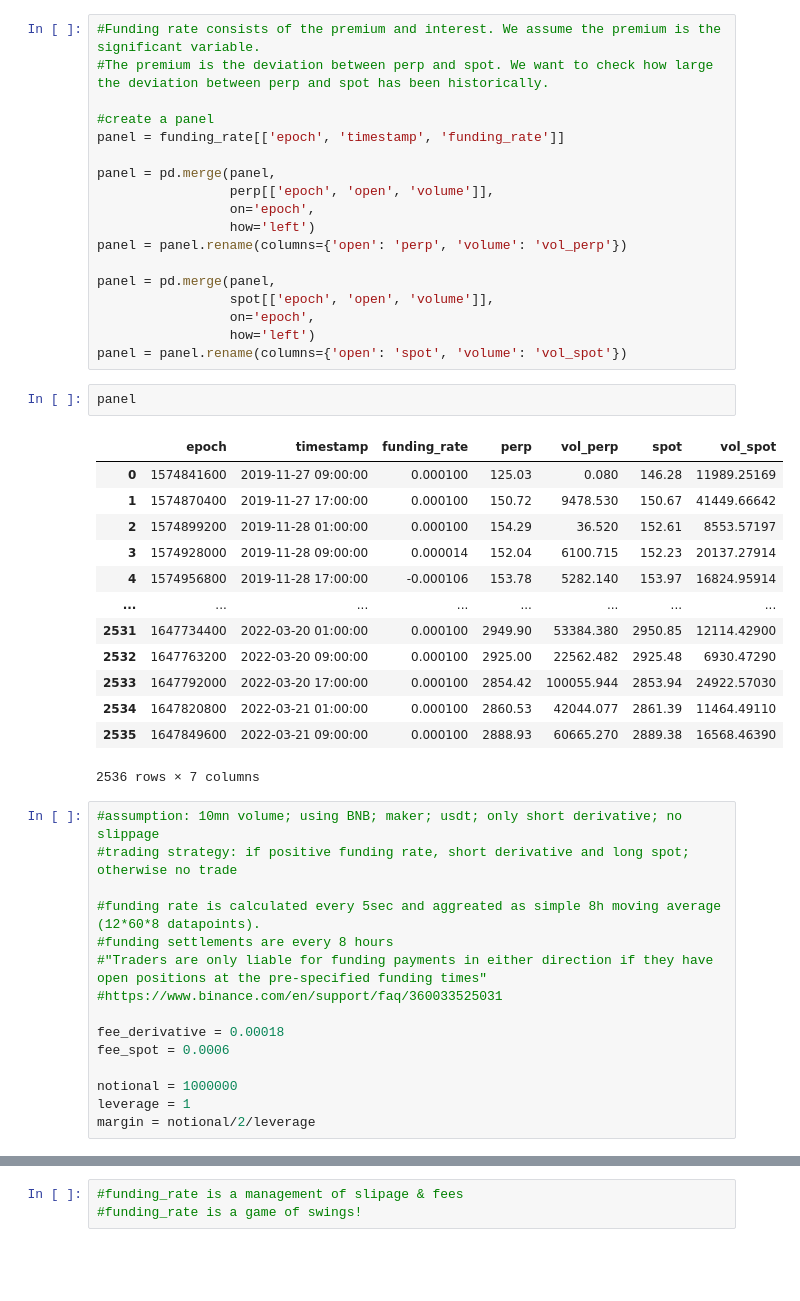
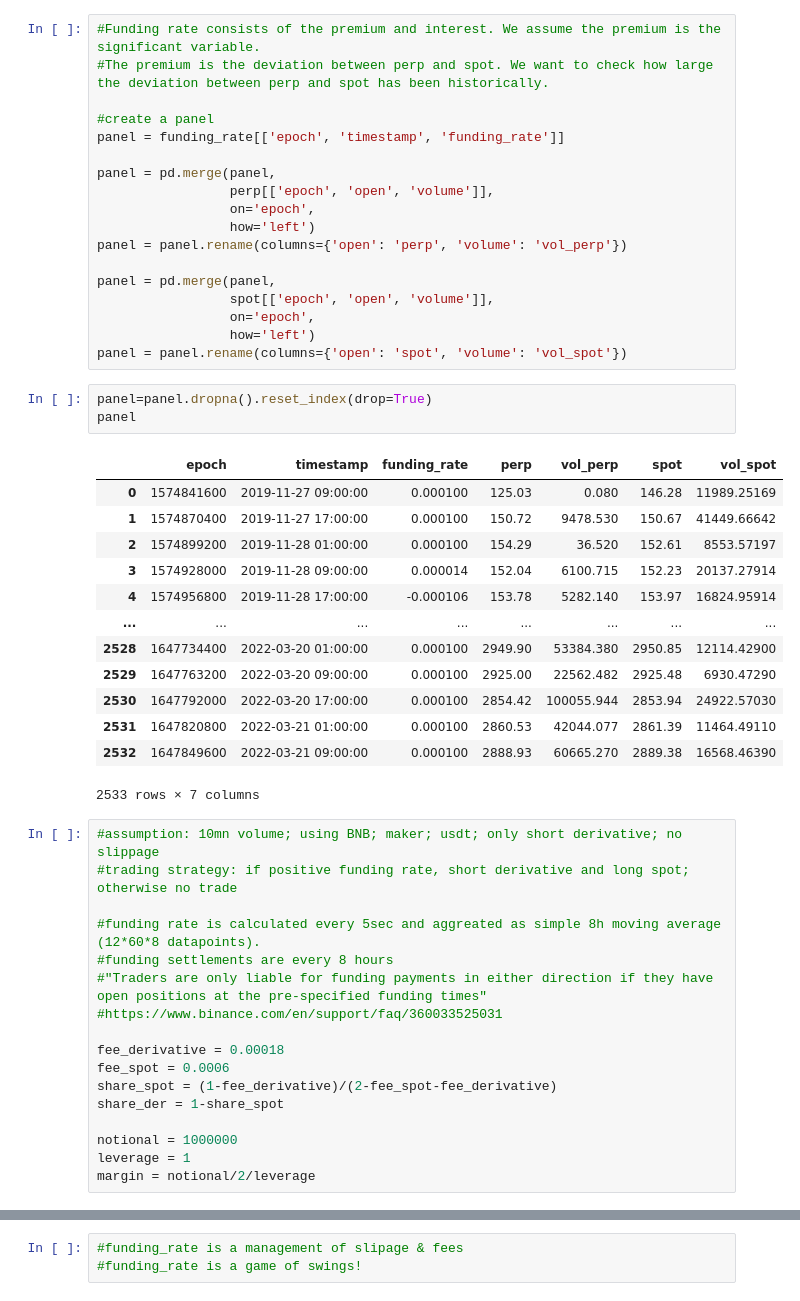
Before and after one commit to vivowa/perpetuals, a Jupyter notebook: perpetual.ipynb, the cells around one changed output, grey strips where cells are left out. Cells and saved outputs as stored; diff of their text form; blank space fills up the shorter version.

```diff
--- a/perpetual.ipynb
+++ b/perpetual.ipynb
@@ -232,22 +259,23 @@ panel = pd.merge(panel,
                  on='epoch',
                  how='left')
 panel = panel.rename(columns={'open': 'spot', 'volume': 'vol_spot'})
-# %%
-panel
-# %% [output]
-|  | epoch | timestamp | funding_rate | perp | vol_perp | spot | vol_spot |
-| 0 | 1574841600 | 2019-11-27 09:00:00 | 0.000100 | 125.03 | 0.080 | 146.28 | 11989.25169 |
-| 1 | 1574870400 | 2019-11-27 17:00:00 | 0.000100 | 150.72 | 9478.530 | 150.67 | 41449.66642 |
-| 2 | 1574899200 | 2019-11-28 01:00:00 | 0.000100 | 154.29 | 36.520 | 152.61 | 8553.57197 |
-| 3 | 1574928000 | 2019-11-28 09:00:00 | 0.000014 | 152.04 | 6100.715 | 152.23 | 20137.27914 |
-| 4 | 1574956800 | 2019-11-28 17:00:00 | -0.000106 | 153.78 | 5282.140 | 153.97 | 16824.95914 |
-| ... | ... | ... | ... | ... | ... | ... | ... |
-| 2531 | 1647734400 | 2022-03-20 01:00:00 | 0.000100 | 2949.90 | 53384.380 | 2950.85 | 12114.42900 |
-| 2532 | 1647763200 | 2022-03-20 09:00:00 | 0.000100 | 2925.00 | 22562.482 | 2925.48 | 6930.47290 |
-| 2533 | 1647792000 | 2022-03-20 17:00:00 | 0.000100 | 2854.42 | 100055.944 | 2853.94 | 24922.57030 |
-| 2534 | 1647820800 | 2022-03-21 01:00:00 | 0.000100 | 2860.53 | 42044.077 | 2861.39 | 11464.49110 |
-| 2535 | 1647849600 | 2022-03-21 09:00:00 | 0.000100 | 2888.93 | 60665.270 | 2889.38 | 16568.46390 |
-2536 rows × 7 columns
+# %%
+panel=panel.dropna().reset_index(drop=True)
+panel
+# %% [output]
+|  | epoch | timestamp | funding_rate | perp | vol_perp | spot | vol_spot |
+| 0 | 1574841600 | 2019-11-27 09:00:00 | 0.000100 | 125.03 | 0.080 | 146.28 | 11989.25169 |
+| 1 | 1574870400 | 2019-11-27 17:00:00 | 0.000100 | 150.72 | 9478.530 | 150.67 | 41449.66642 |
+| 2 | 1574899200 | 2019-11-28 01:00:00 | 0.000100 | 154.29 | 36.520 | 152.61 | 8553.57197 |
+| 3 | 1574928000 | 2019-11-28 09:00:00 | 0.000014 | 152.04 | 6100.715 | 152.23 | 20137.27914 |
+| 4 | 1574956800 | 2019-11-28 17:00:00 | -0.000106 | 153.78 | 5282.140 | 153.97 | 16824.95914 |
+| ... | ... | ... | ... | ... | ... | ... | ... |
+| 2528 | 1647734400 | 2022-03-20 01:00:00 | 0.000100 | 2949.90 | 53384.380 | 2950.85 | 12114.42900 |
+| 2529 | 1647763200 | 2022-03-20 09:00:00 | 0.000100 | 2925.00 | 22562.482 | 2925.48 | 6930.47290 |
+| 2530 | 1647792000 | 2022-03-20 17:00:00 | 0.000100 | 2854.42 | 100055.944 | 2853.94 | 24922.57030 |
+| 2531 | 1647820800 | 2022-03-21 01:00:00 | 0.000100 | 2860.53 | 42044.077 | 2861.39 | 11464.49110 |
+| 2532 | 1647849600 | 2022-03-21 09:00:00 | 0.000100 | 2888.93 | 60665.270 | 2889.38 | 16568.46390 |
+2533 rows × 7 columns
 # %%
 #assumption: 10mn volume; using BNB; maker; usdt; only short derivative; no slippage
 #trading strategy: if positive funding rate, short derivative and long spot; otherwise no trade
@@ -259,6 +287,8 @@ panel
 
 fee_derivative = 0.00018
 fee_spot = 0.0006
+share_spot = (1-fee_derivative)/(2-fee_spot-fee_derivative)
+share_der = 1-share_spot
 
 notional = 1000000
 leverage = 1
```
Also changed, not shown: parts of 27 cells of this notebook.
